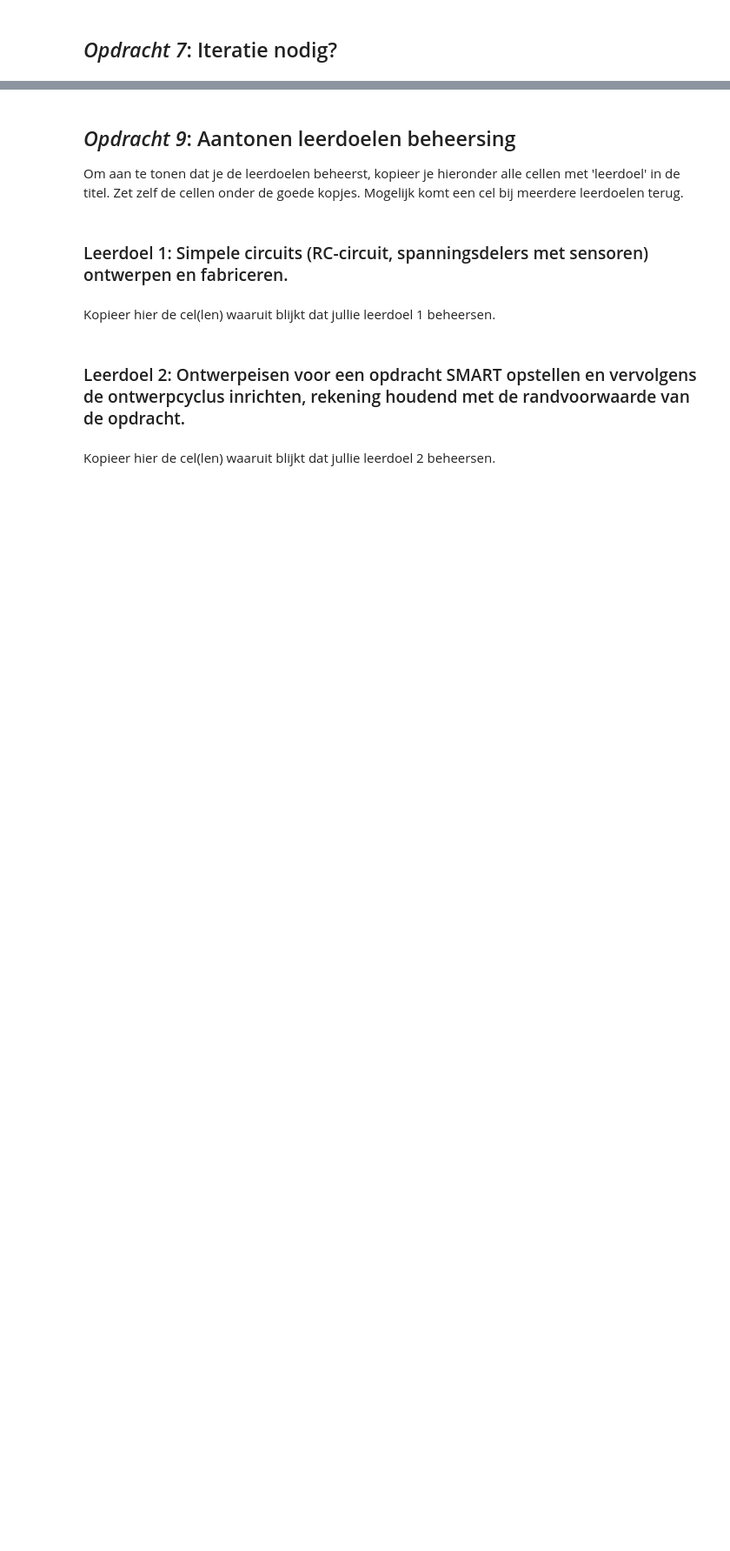
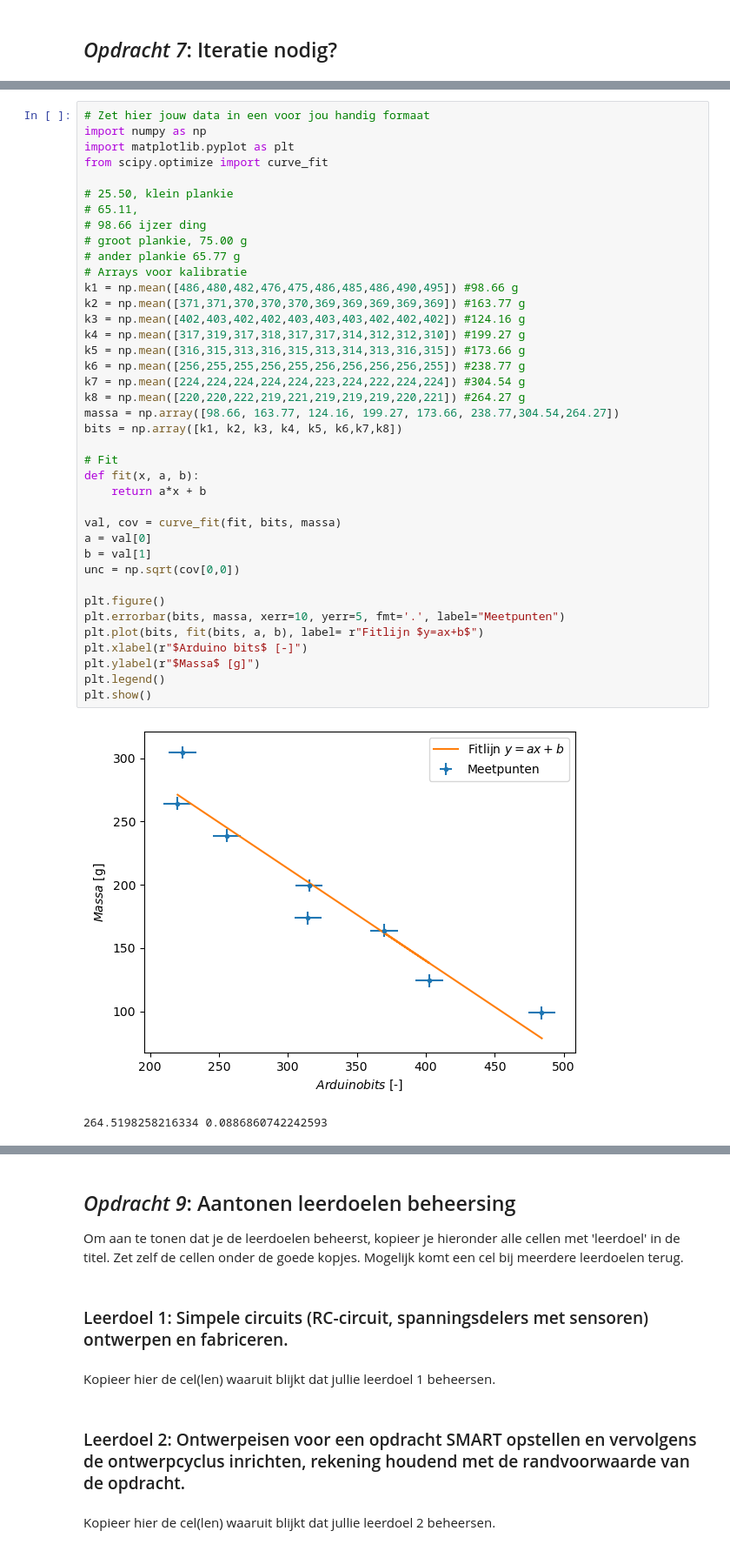
Before and after one commit to JensGroen/opdrachten-DEF-D, a Jupyter notebook: FysiekeOntwerpopdrachten/1KalibreerEenSensorDigitaalAnaloog/DEFOntwerpopdracht1KalibreerEenSensorInvulTemplate.ipynb, the cells around one changed output, grey strips where cells are left out. Shown at 87% size. Saved outputs shown, nothing was run; the diff lists cells and outputs as text; blank space fills up the shorter version.

```diff
--- a/FysiekeOntwerpopdrachten/1KalibreerEenSensorDigitaalAnaloog/DEFOntwerpopdracht1KalibreerEenSensorInvulTemplate.ipynb
+++ b/FysiekeOntwerpopdrachten/1KalibreerEenSensorDigitaalAnaloog/DEFOntwerpopdracht1KalibreerEenSensorInvulTemplate.ipynb
@@ -115,0 +110,42 @@ Vervang deze tekst door jouw conclusie.
+# %%
+# Zet hier jouw data in een voor jou handig formaat
+import numpy as np
+import matplotlib.pyplot as plt
+from scipy.optimize import curve_fit
+
+# 25.50, klein plankie
+# 65.11,
+# 98.66 ijzer ding
+# groot plankie, 75.00 g
+# ander plankie 65.77 g
+# Arrays voor kalibratie
+k1 = np.mean([486,480,482,476,475,486,485,486,490,495]) #98.66 g
+k2 = np.mean([371,371,370,370,370,369,369,369,369,369]) #163.77 g
+k3 = np.mean([402,403,402,402,403,403,403,402,402,402]) #124.16 g
+k4 = np.mean([317,319,317,318,317,317,314,312,312,310]) #199.27 g
+k5 = np.mean([316,315,313,316,315,313,314,313,316,315]) #173.66 g
+k6 = np.mean([256,255,255,256,255,256,256,256,256,255]) #238.77 g
+k7 = np.mean([224,224,224,224,224,223,224,222,224,224]) #304.54 g
+k8 = np.mean([220,220,222,219,221,219,219,219,220,221]) #264.27 g
+massa = np.array([98.66, 163.77, 124.16, 199.27, 173.66, 238.77,304.54,264.27])
+bits = np.array([k1, k2, k3, k4, k5, k6,k7,k8])
+
+# Fit
+def fit(x, a, b):
+    return a*x + b
+
+val, cov = curve_fit(fit, bits, massa)
+a = val[0]
+b = val[1]
+unc = np.sqrt(cov[0,0])
+
+plt.figure()
+plt.errorbar(bits, massa, xerr=10, yerr=5, fmt='.', label="Meetpunten")
+plt.plot(bits, fit(bits, a, b), label= r"Fitlijn $y=ax+b$")
+plt.xlabel(r"$Arduino bits$ [-]")
+plt.ylabel(r"$Massa$ [g]")
+plt.legend()
+plt.show()
+# %% [output]
+[figure, added]
+264.5198258216334 0.0886860742242593
```
Also changed, not shown: parts of 6 cells of this notebook.
